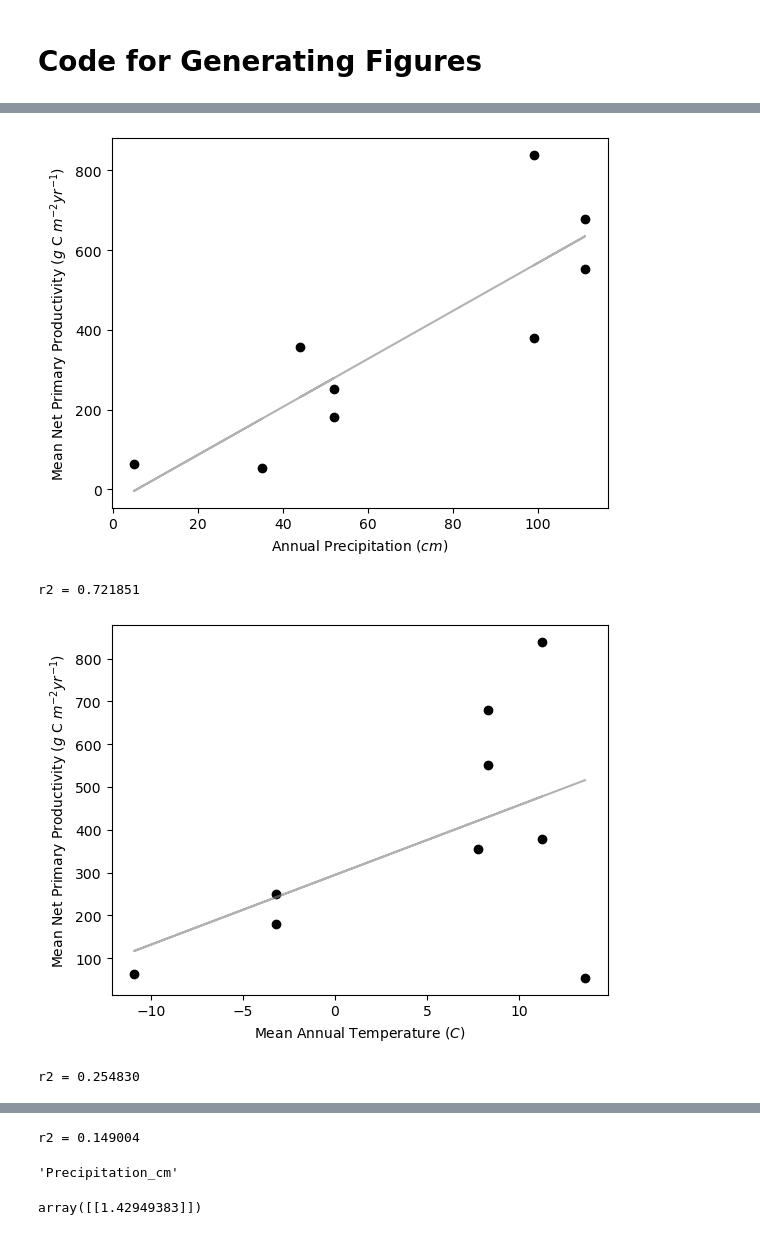
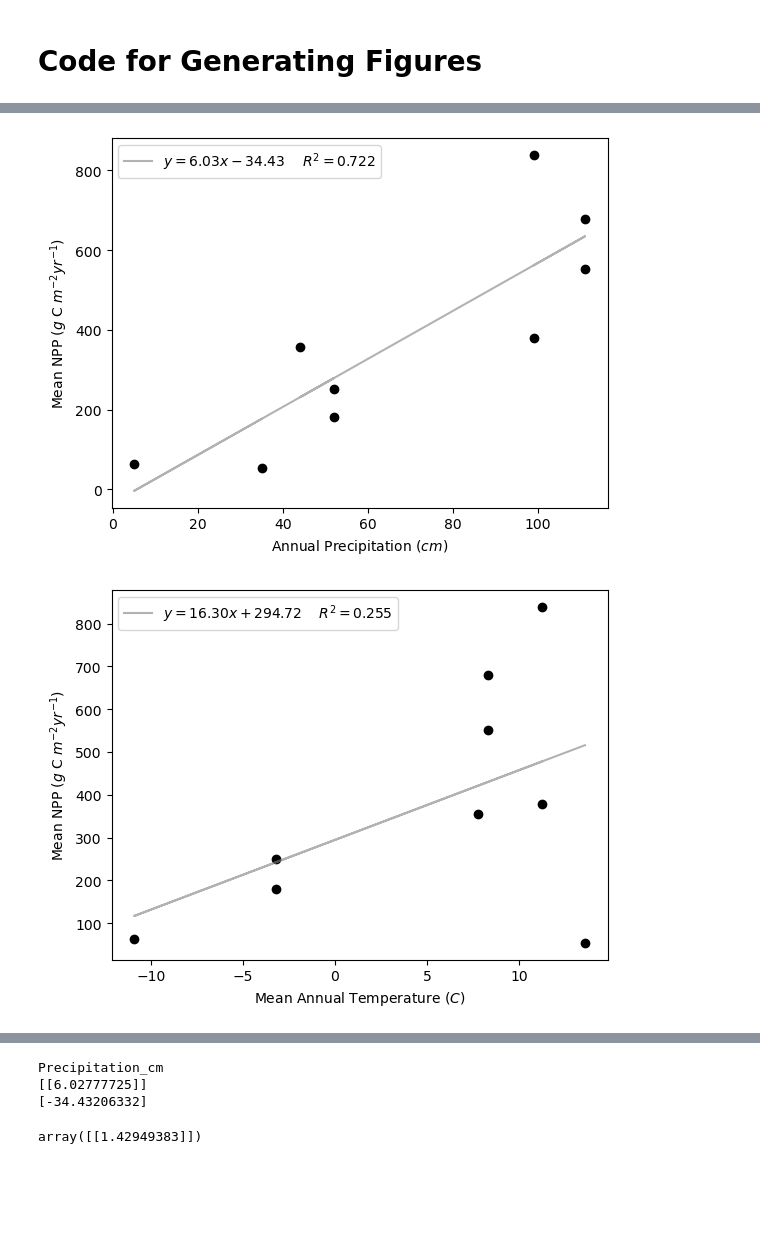
Before and after one commit to skip-skip/BiogeochemHW2, a Jupyter notebook: HW2.ipynb, the cells around one changed output, grey strips where cells are left out. Cells and saved outputs as stored; diff of their text form; code cells hidden in the pictures; blank space fills up the shorter version.

```diff
--- a/HW2.ipynb
+++ b/HW2.ipynb
@@ -44,39 +45,48 @@ df
 # %%
 NPP_col = 'MeanNPPobs_gCm−2yr−1'
 
 best_coef = 0;
 best_intcpt = 0;
 best_r2 = 0;
 best_var = '';
 target_col = ('Precipitation_cm','MAT_C','C:N ')
-y_label = 'Mean Net Primary Productivity ($g$ C $m^{-2} yr^{-1}$)'
+y_label = 'Mean NPP ($g$ C $m^{-2} yr^{-1}$)'
 x_labels = ('Annual Precipitation ($cm$)', 'Mean Annual Temperature ($C$)', 'Ratio of Foliar Carbon to Nitrogen')
 
 i = 0
 for col in target_col:
     model = LinearRegression()
-    x=df[col].values.reshape(-1,1) # Convert to numpy and reshape into different dimension
+    # Convert to numpy format and reshape into different dimension for fit function
+    x=df[col].values.reshape(-1,1)
     y=df[NPP_col].values.reshape(-1,1)
+    # Run the model
     model.fit(x,y)
+    y_model = model.predict(x)
+    r2 = model.score(x,y)
 
-    y_model = model.predict(x)
+    # Format the equation for the legend
+    lbl=''
+    if model.intercept_ > 0:
+        lbl = '$y={coef:.2f}x+{intcpt:.2f}$    $R^2={r2:.3f}$'
+    else:
+        lbl = '$y={coef:.2f}x{intcpt:.2f}$    $R^2={r2:.3f}$'
 
+    # Plot this variable
     plt.scatter(x,y,color='black')
-    plt.plot(x,y_model,color='grey',alpha=0.6)
+    plt.plot(x,y_model,color='grey',alpha=0.6,label=lbl.format(coef = model.coef_[0][0], intcpt=model.intercept_[0],r2=r2))
     plt.xlabel(x_labels[i])
     plt.ylabel(y_label)
+    plt.legend()
     plt.show()
-    r2 = model.score(x,y)
-    print('r2 = %f' % (r2))
+
+    # Check if this is the best fitting model so far
     if r2 > best_r2:
         best_r2=r2
         best_coef = model.coef_
         best_intcpt = model.intercept_
         best_var = col
 
     i+=1
 # %% [output]
-[figure, old version]
+[figure, new version]
-r2 = 0.721851
-[figure, old version]
+[figure, new version]
-r2 = 0.254830
@@ -84,3 +94,2 @@ r2 = 0.254830
-r2 = 0.149004
 # %%
 # Function for best fitting regression.
@@ -88,7 +97,12 @@ r2 = 0.149004
 def reg_func(x):
     return best_coef*x+best_intcpt
 # %%
-best_var
+# Print info about the best fitting model
+print(best_var)
+print(best_coef)
+print(best_intcpt)
 # %% [output]
-'Precipitation_cm'
+Precipitation_cm
+[[6.02777725]]
+[-34.43206332]
 # %%
```
Also changed, not shown: parts of 6 cells of this notebook, 1 other file.
